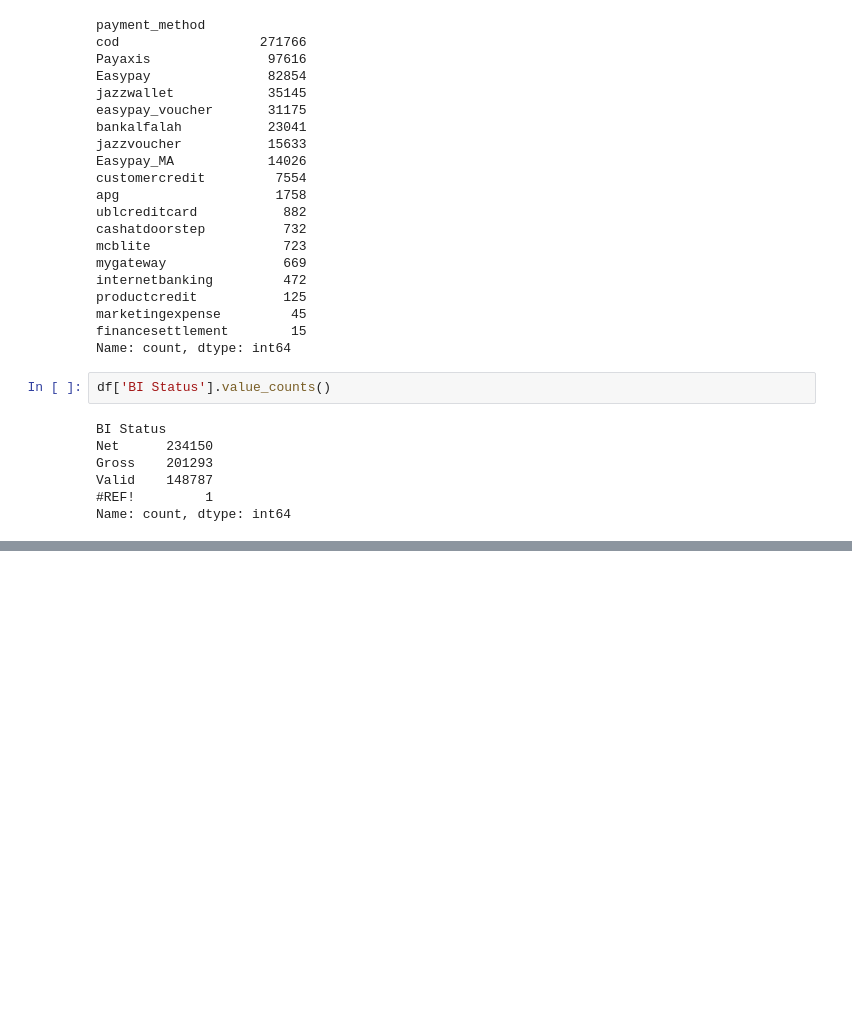
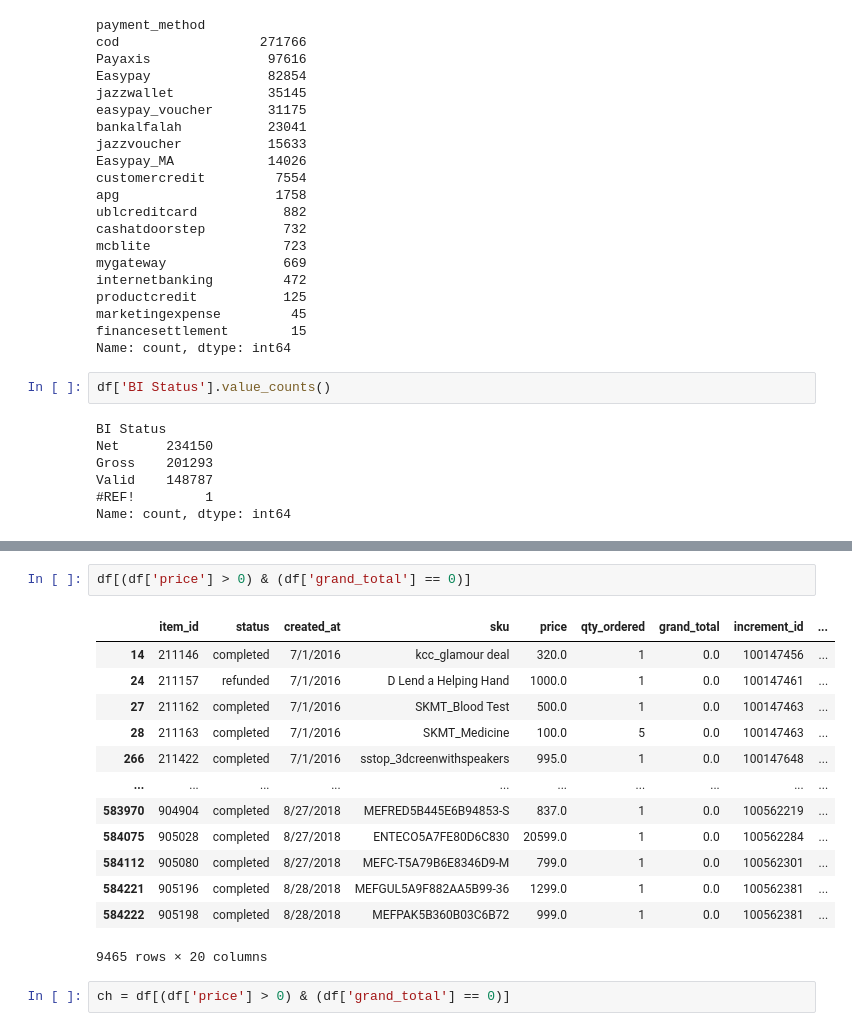
Before and after one commit to Farah-Maqbool/E-commerce-Sales-Customer-Dashboard, a Jupyter notebook: notebooks/clean_data.ipynb, the cells around one changed output, grey strips where cells are left out. Drawn from its saved outputs; the diff is of its cells as text; blank space fills up the shorter version.

```diff
--- a/notebooks/clean_data.ipynb
+++ b/notebooks/clean_data.ipynb
@@ -469,0 +571,18 @@ Name: count, dtype: int64
+# %%
+df[(df['price'] > 0) & (df['grand_total'] == 0)]
+# %% [output]
+|  | item_id | status | created_at | sku | price | qty_ordered | grand_total | increment_id | ... |
+| 14 | 211146 | completed | 7/1/2016 | kcc_glamour deal | 320.0 | 1 | 0.0 | 100147456 | ... |
+| 24 | 211157 | refunded | 7/1/2016 | D Lend a Helping Hand | 1000.0 | 1 | 0.0 | 100147461 | ... |
+| 27 | 211162 | completed | 7/1/2016 | SKMT_Blood Test | 500.0 | 1 | 0.0 | 100147463 | ... |
+| 28 | 211163 | completed | 7/1/2016 | SKMT_Medicine | 100.0 | 5 | 0.0 | 100147463 | ... |
+| 266 | 211422 | completed | 7/1/2016 | sstop_3dcreenwithspeakers | 995.0 | 1 | 0.0 | 100147648 | ... |
+| ... | ... | ... | ... | ... | ... | ... | ... | ... | ... |
+| 583970 | 904904 | completed | 8/27/2018 | MEFRED5B445E6B94853-S | 837.0 | 1 | 0.0 | 100562219 | ... |
+| 584075 | 905028 | completed | 8/27/2018 | ENTECO5A7FE80D6C830 | 20599.0 | 1 | 0.0 | 100562284 | ... |
+| 584112 | 905080 | completed | 8/27/2018 | MEFC-T5A79B6E8346D9-M | 799.0 | 1 | 0.0 | 100562301 | ... |
+| 584221 | 905196 | completed | 8/28/2018 | MEFGUL5A9F882AA5B99-36 | 1299.0 | 1 | 0.0 | 100562381 | ... |
+| 584222 | 905198 | completed | 8/28/2018 | MEFPAK5B360B03C6B72 | 999.0 | 1 | 0.0 | 100562381 | ... |
+9465 rows × 20 columns
+# %%
+ch = df[(df['price'] > 0) & (df['grand_total'] == 0)]
```
Also changed, not shown: parts of 21 cells of this notebook, 1 other file.
